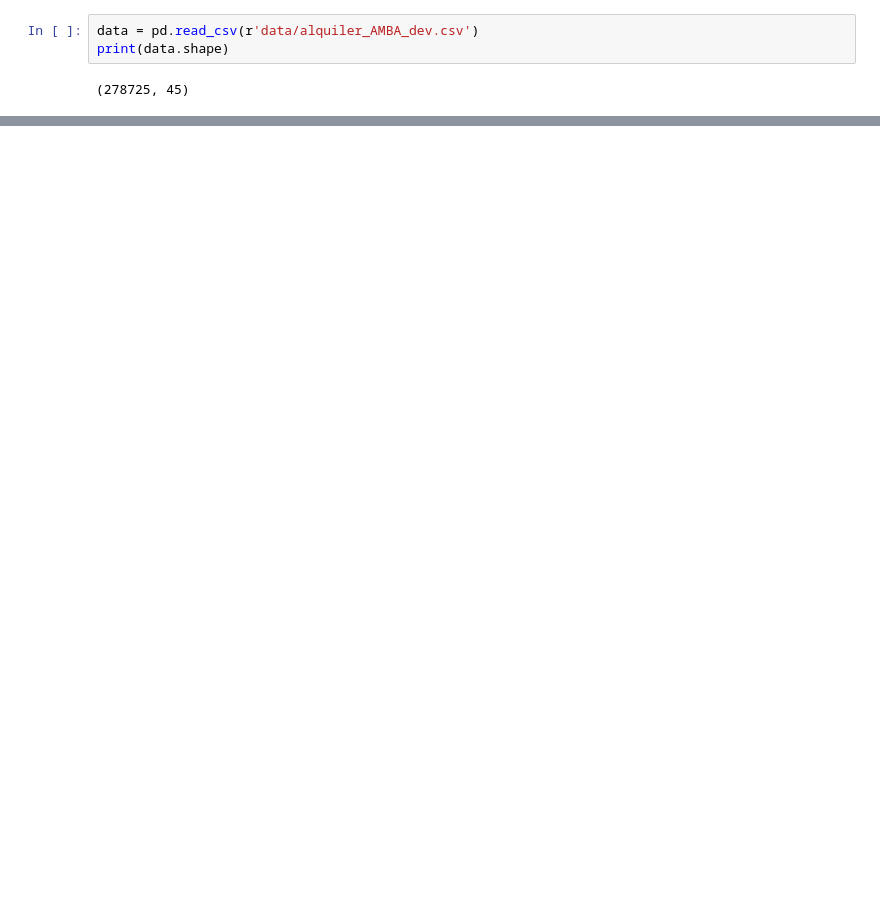
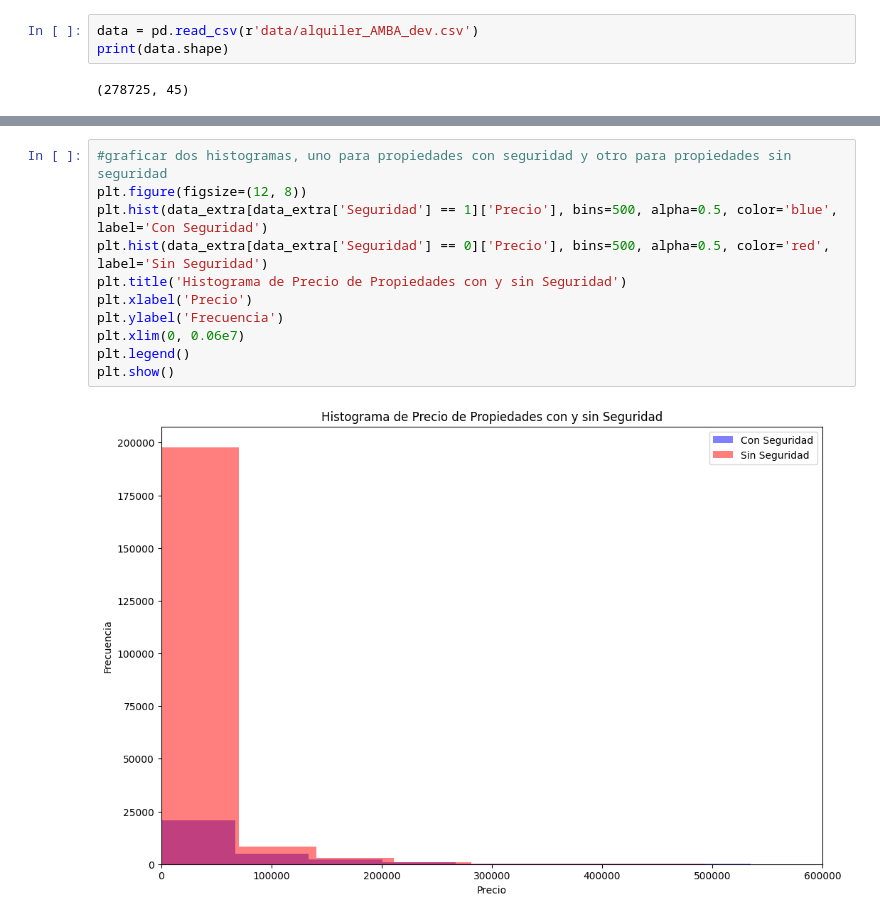
Before and after one commit to TomasD1az/I302_FP, a Jupyter notebook: analisis.ipynb, the cells around one changed output, grey strips where cells are left out. Drawn from its saved outputs; the diff is of its cells as text; blank space fills up the shorter version.

```diff
--- a/analisis.ipynb
+++ b/analisis.ipynb
@@ -49,0 +83,13 @@ Name: count, Length: 14389, dtype: int64
+# %%
+#graficar dos histogramas, uno para propiedades con seguridad y otro para propiedades sin seguridad
+plt.figure(figsize=(12, 8))
+plt.hist(data_extra[data_extra['Seguridad'] == 1]['Precio'], bins=500, alpha=0.5, color='blue', label='Con Seguridad')
+plt.hist(data_extra[data_extra['Seguridad'] == 0]['Precio'], bins=500, alpha=0.5, color='red', label='Sin Seguridad')
+plt.title('Histograma de Precio de Propiedades con y sin Seguridad')
+plt.xlabel('Precio')
+plt.ylabel('Frecuencia')
+plt.xlim(0, 0.06e7)
+plt.legend()
+plt.show()
+# %% [output]
+[figure, added]
```
Also changed, not shown: parts of 43 cells of this notebook, 4 other files.
